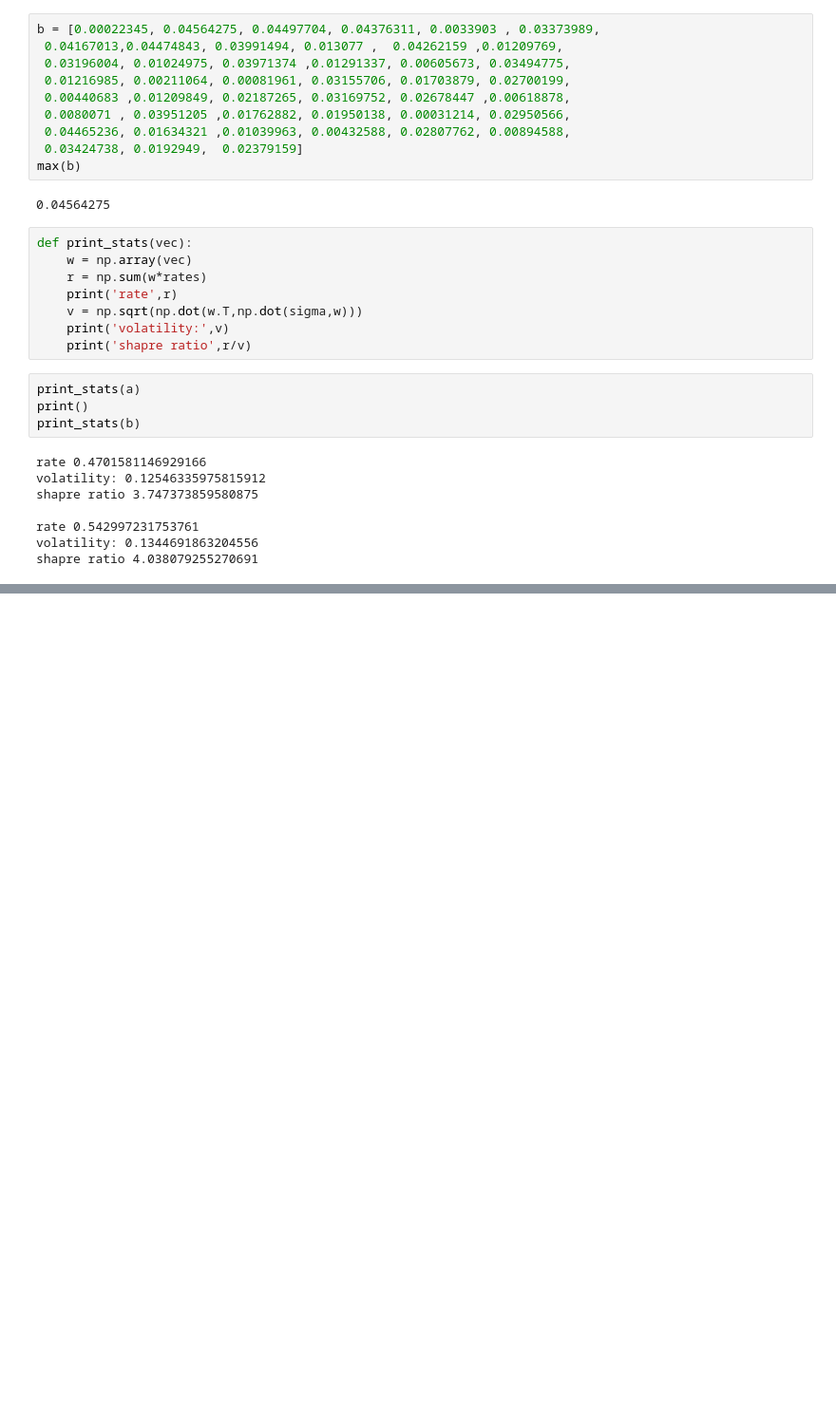
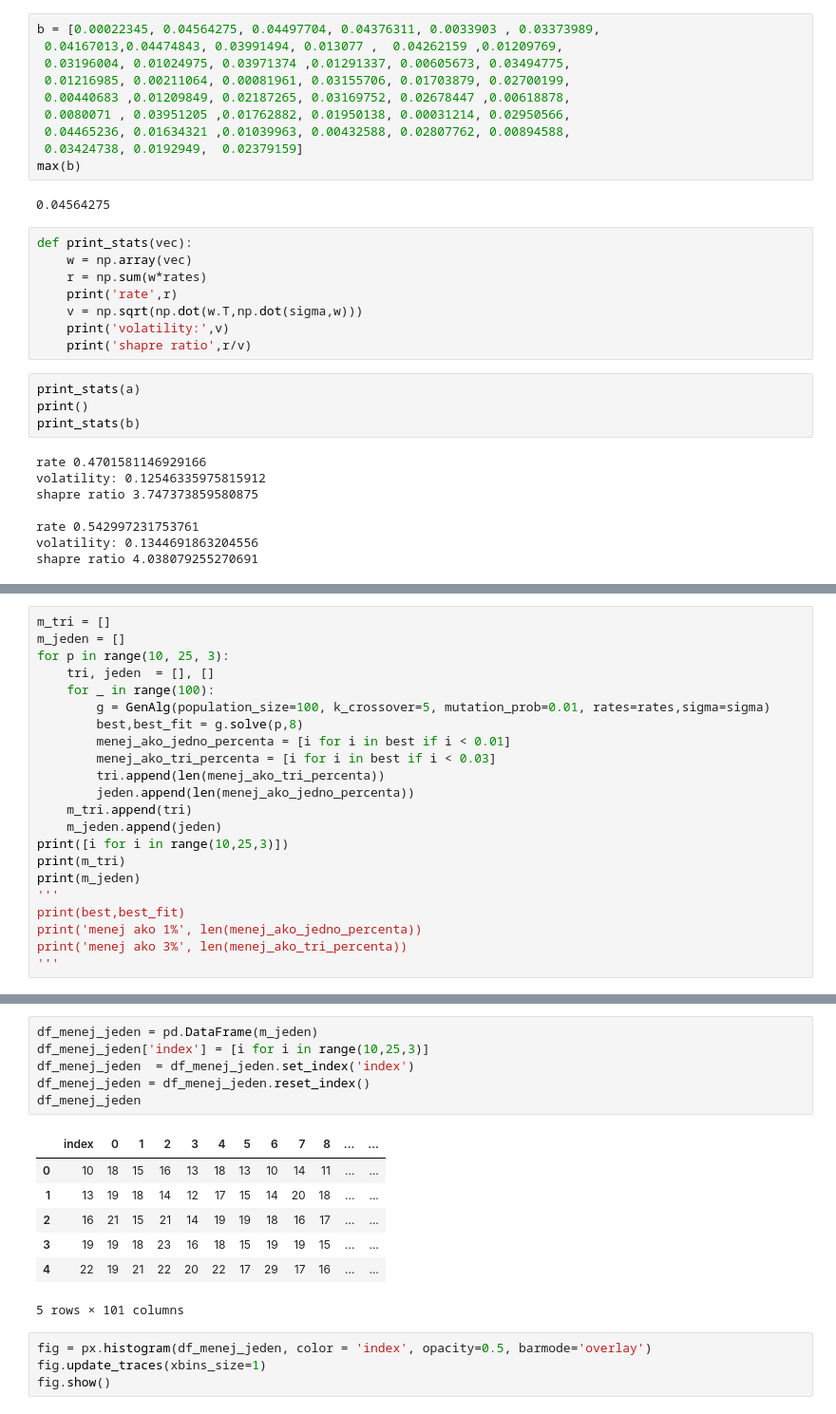
Before and after one commit to TheKompot/FinMatproject, a Jupyter notebook: genetic_alg_portfolio.ipynb, the cells around one changed output, grey strips where cells are left out. Shown at 95% size. Saved outputs shown, nothing was run; the diff lists cells and outputs as text; blank space fills up the shorter version.

```diff
--- a/genetic_alg_portfolio.ipynb
+++ b/genetic_alg_portfolio.ipynb
@@ -243,0 +248,22 @@ shapre ratio 4.038079255270691
+# %%
+m_tri = []
+m_jeden = []
+for p in range(10, 25, 3):
+    tri, jeden  = [], []
+    for _ in range(100):
+        g = GenAlg(population_size=100, k_crossover=5, mutation_prob=0.01, rates=rates,sigma=sigma)
+        best,best_fit = g.solve(p,8)
+        menej_ako_jedno_percenta = [i for i in best if i < 0.01]
+        menej_ako_tri_percenta = [i for i in best if i < 0.03]
+        tri.append(len(menej_ako_tri_percenta))
+        jeden.append(len(menej_ako_jedno_percenta))
+    m_tri.append(tri)
+    m_jeden.append(jeden)
+print([i for i in range(10,25,3)])
+print(m_tri)
+print(m_jeden)
+'''
+print(best,best_fit)
+print('menej ako 1%', len(menej_ako_jedno_percenta))
+print('menej ako 3%', len(menej_ako_tri_percenta))
+'''
@@ -243,0 +275,18 @@ shapre ratio 4.038079255270691
+# %%
+df_menej_jeden = pd.DataFrame(m_jeden)
+df_menej_jeden['index'] = [i for i in range(10,25,3)]
+df_menej_jeden  = df_menej_jeden.set_index('index')
+df_menej_jeden = df_menej_jeden.reset_index()
+df_menej_jeden
+# %% [output]
+|  | index | 0 | 1 | 2 | 3 | 4 | 5 | 6 | 7 | 8 | ... | ... |
+| 0 | 10 | 18 | 15 | 16 | 13 | 18 | 13 | 10 | 14 | 11 | ... | ... |
+| 1 | 13 | 19 | 18 | 14 | 12 | 17 | 15 | 14 | 20 | 18 | ... | ... |
+| 2 | 16 | 21 | 15 | 21 | 14 | 19 | 19 | 18 | 16 | 17 | ... | ... |
+| 3 | 19 | 19 | 18 | 23 | 16 | 18 | 15 | 19 | 19 | 15 | ... | ... |
+| 4 | 22 | 19 | 21 | 22 | 20 | 22 | 17 | 29 | 17 | 16 | ... | ... |
+5 rows × 101 columns
+# %%
+fig = px.histogram(df_menej_jeden, color = 'index', opacity=0.5, barmode='overlay')
+fig.update_traces(xbins_size=1)
+fig.show()
```
Also changed, not shown: parts of 12 cells of this notebook.
